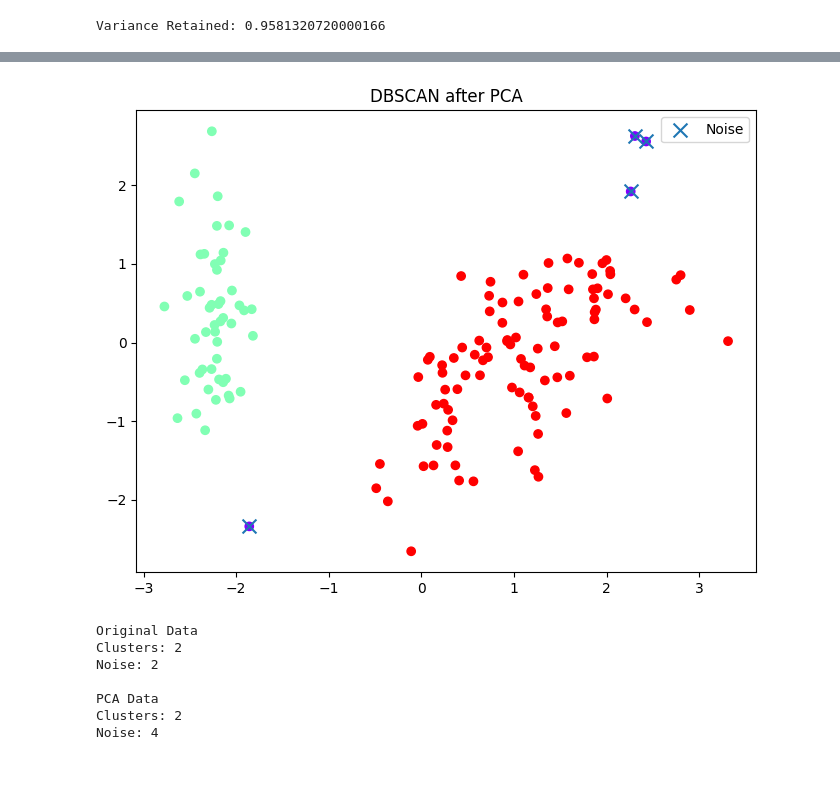
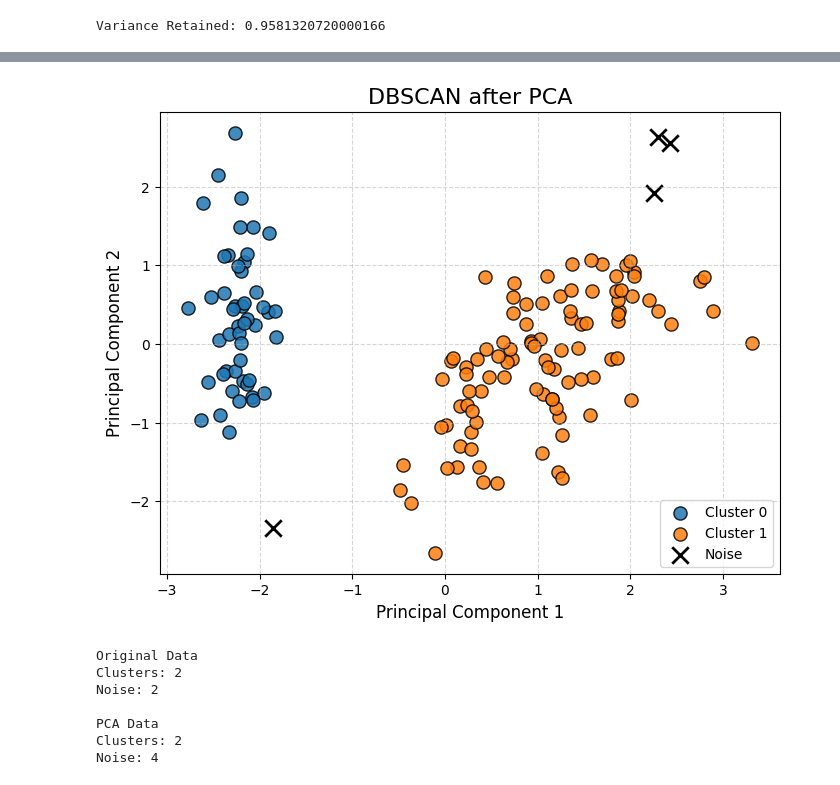
Before and after one commit to esraamosalman22-arch/activity-3, a Jupyter notebook: activity_3.ipynb, the cells around one changed output, grey strips where cells are left out. Cells and saved outputs as stored; diff of their text form; code cells hidden in the pictures.

```diff
--- a/activity_3.ipynb
+++ b/activity_3.ipynb
@@ -115,31 +147,45 @@ min_samples=5
 labels_pca=db_pca.fit_predict(
 X_pca
 )
-# %%
-plt.figure(figsize=(8,6))
-
-plt.scatter(
-X_pca[:,0],
-X_pca[:,1],
-c=labels_pca,
-cmap='rainbow'
-)
-
-noise=(labels_pca==-1)
-
-plt.scatter(
-X_pca[noise,0],
-X_pca[noise,1],
-marker='x',
-s=100,
-label='Noise'
-)
-
-plt.legend()
-plt.title("DBSCAN after PCA")
-plt.show()
-# %% [output]
-[figure, removed]
+# %%
+plt.figure(figsize=(8,6))
+
+for cluster in set(labels_pca):
+
+    points = X_pca[labels_pca == cluster]
+
+    if cluster == -1:
+        plt.scatter(
+            points[:,0],
+            points[:,1],
+            color='black',
+            marker='x',
+            s=140,
+            linewidths=2,
+            label='Noise'
+        )
+
+    else:
+        plt.scatter(
+            points[:,0],
+            points[:,1],
+            s=90,
+            edgecolors='black',
+            alpha=0.85,
+            label=f'Cluster {cluster}'
+        )
+
+plt.title("DBSCAN after PCA", fontsize=16)
+
+plt.xlabel("Principal Component 1", fontsize=12)
+plt.ylabel("Principal Component 2", fontsize=12)
+
+plt.legend()
+plt.grid(True, linestyle='--', alpha=0.5)
+
+plt.show()
+# %% [output]
+[figure, added]
 # %%
 def analyze(labels,name):
 
```
Also changed, not shown: parts of 19 cells of this notebook.
